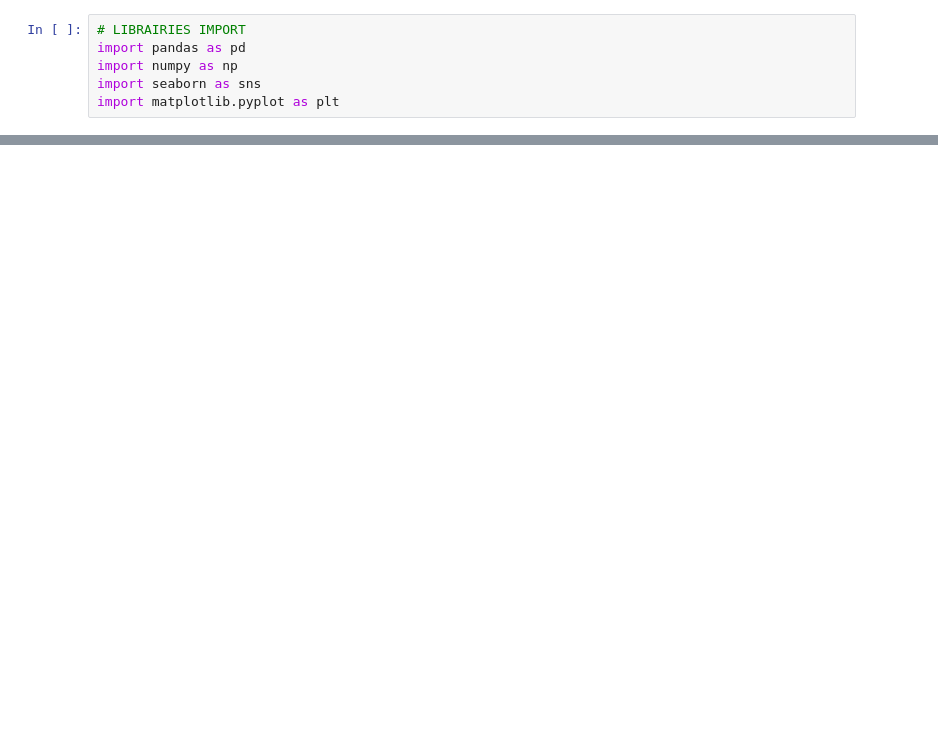
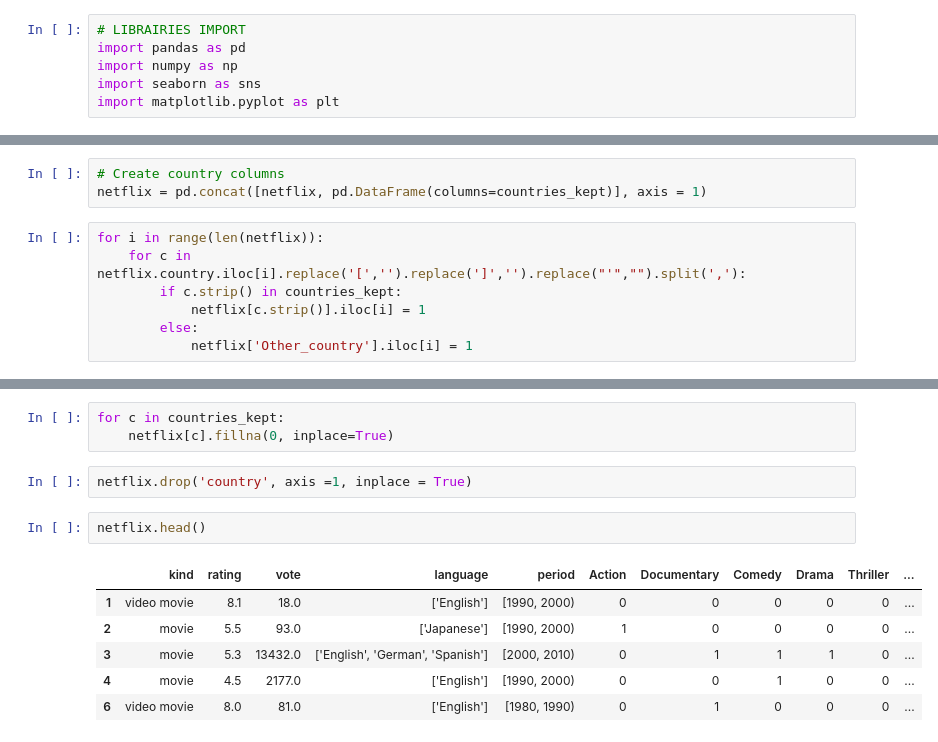
Before and after one commit to eric-martinet/Project7_SupervisedLearningNetflix, a Jupyter notebook: Netflix.ipynb, the cells around one changed output, grey strips where cells are left out. Drawn from its saved outputs; the diff is of its cells as text; blank space fills up the shorter version.

```diff
--- a/Netflix.ipynb
+++ b/Netflix.ipynb
@@ -59,0 +415,10 @@ netflix.drop('Unnamed: 0', axis = 1, inplace=True)
+# %%
+# Create country columns
+netflix = pd.concat([netflix, pd.DataFrame(columns=countries_kept)], axis = 1)
+# %%
+for i in range(len(netflix)):
+    for c in netflix.country.iloc[i].replace('[','').replace(']','').replace("'","").split(','):
+        if c.strip() in countries_kept:
+            netflix[c.strip()].iloc[i] = 1
+        else:
+            netflix['Other_country'].iloc[i] = 1
@@ -59,0 +440,14 @@ netflix.drop('Unnamed: 0', axis = 1, inplace=True)
+# %%
+for c in countries_kept:
+    netflix[c].fillna(0, inplace=True)
+# %%
+netflix.drop('country', axis =1, inplace = True)
+# %%
+netflix.head()
+# %% [output]
+|  | kind | rating | vote | language | period | Action | Documentary | Comedy | Drama | Thriller | ... |
+| 1 | video movie | 8.1 | 18.0 | ['English'] | [1990, 2000) | 0 | 0 | 0 | 0 | 0 | ... |
+| 2 | movie | 5.5 | 93.0 | ['Japanese'] | [1990, 2000) | 1 | 0 | 0 | 0 | 0 | ... |
+| 3 | movie | 5.3 | 13432.0 | ['English', 'German', 'Spanish'] | [2000, 2010) | 0 | 1 | 1 | 1 | 0 | ... |
+| 4 | movie | 4.5 | 2177.0 | ['English'] | [1990, 2000) | 0 | 0 | 1 | 0 | 0 | ... |
+| 6 | video movie | 8.0 | 81.0 | ['English'] | [1980, 1990) | 0 | 1 | 0 | 0 | 0 | ... |
```
Also changed, not shown: parts of 55 cells of this notebook, 1 other file.
